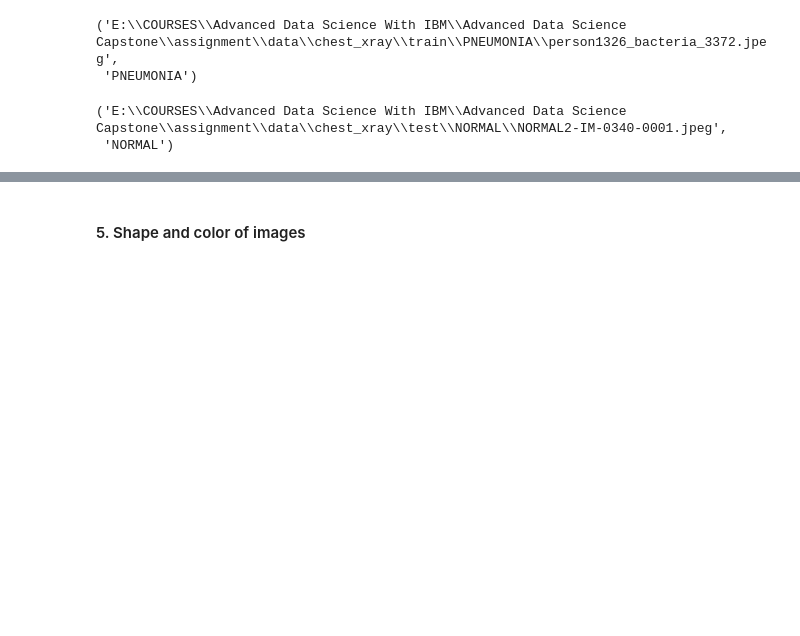
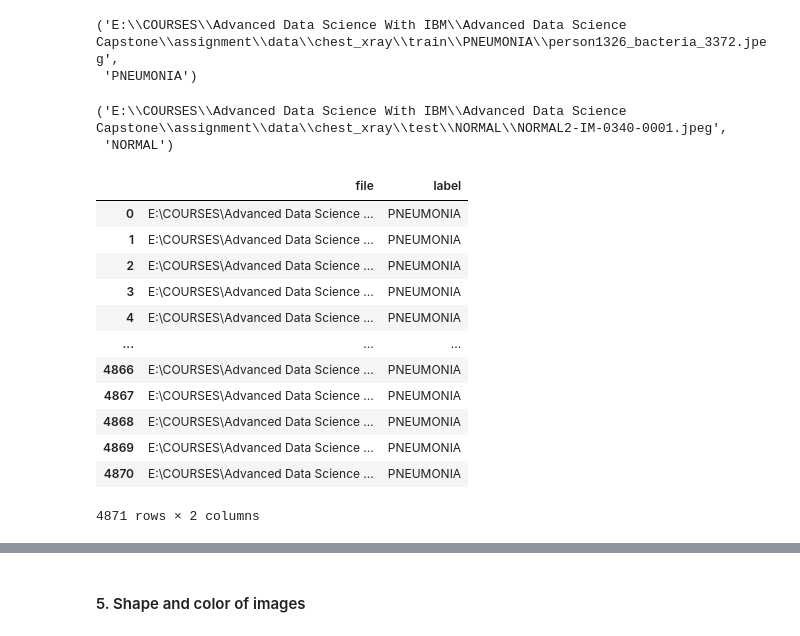
Before and after one commit to erotavlas/machine-learning, a Jupyter notebook: IBMAdvancedDataScience_Capstone_Incomplete.ipynb, the cells around one changed output, grey strips where cells are left out. Saved outputs shown, nothing was run; the diff lists cells and outputs as text; code cells hidden in the pictures; blank space fills up the shorter version.

```diff
--- a/IBMAdvancedDataScience_Capstone_Incomplete.ipynb
+++ b/IBMAdvancedDataScience_Capstone_Incomplete.ipynb
@@ -316,0 +343,16 @@ test_df['file'][200], test_df['label'][200]
+# %%
+train_df
+# %% [output]
+|  | file | label |
+| 0 | E:\COURSES\Advanced Data Science ... | PNEUMONIA |
+| 1 | E:\COURSES\Advanced Data Science ... | PNEUMONIA |
+| 2 | E:\COURSES\Advanced Data Science ... | PNEUMONIA |
+| 3 | E:\COURSES\Advanced Data Science ... | PNEUMONIA |
+| 4 | E:\COURSES\Advanced Data Science ... | PNEUMONIA |
+| ... | ... | ... |
+| 4866 | E:\COURSES\Advanced Data Science ... | PNEUMONIA |
+| 4867 | E:\COURSES\Advanced Data Science ... | PNEUMONIA |
+| 4868 | E:\COURSES\Advanced Data Science ... | PNEUMONIA |
+| 4869 | E:\COURSES\Advanced Data Science ... | PNEUMONIA |
+| 4870 | E:\COURSES\Advanced Data Science ... | PNEUMONIA |
+4871 rows × 2 columns
```
Also changed, not shown: parts of 33 cells of this notebook.
